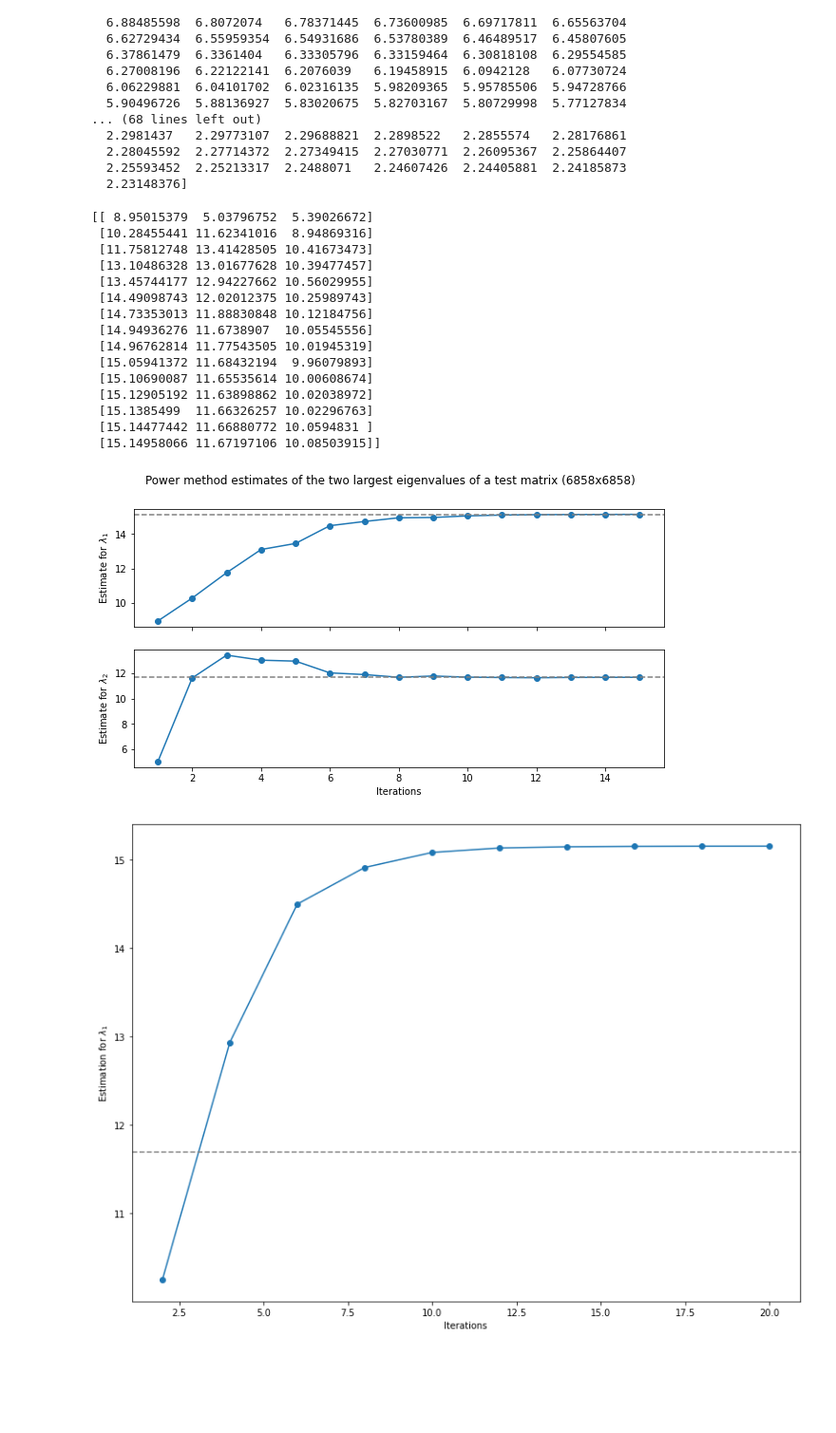
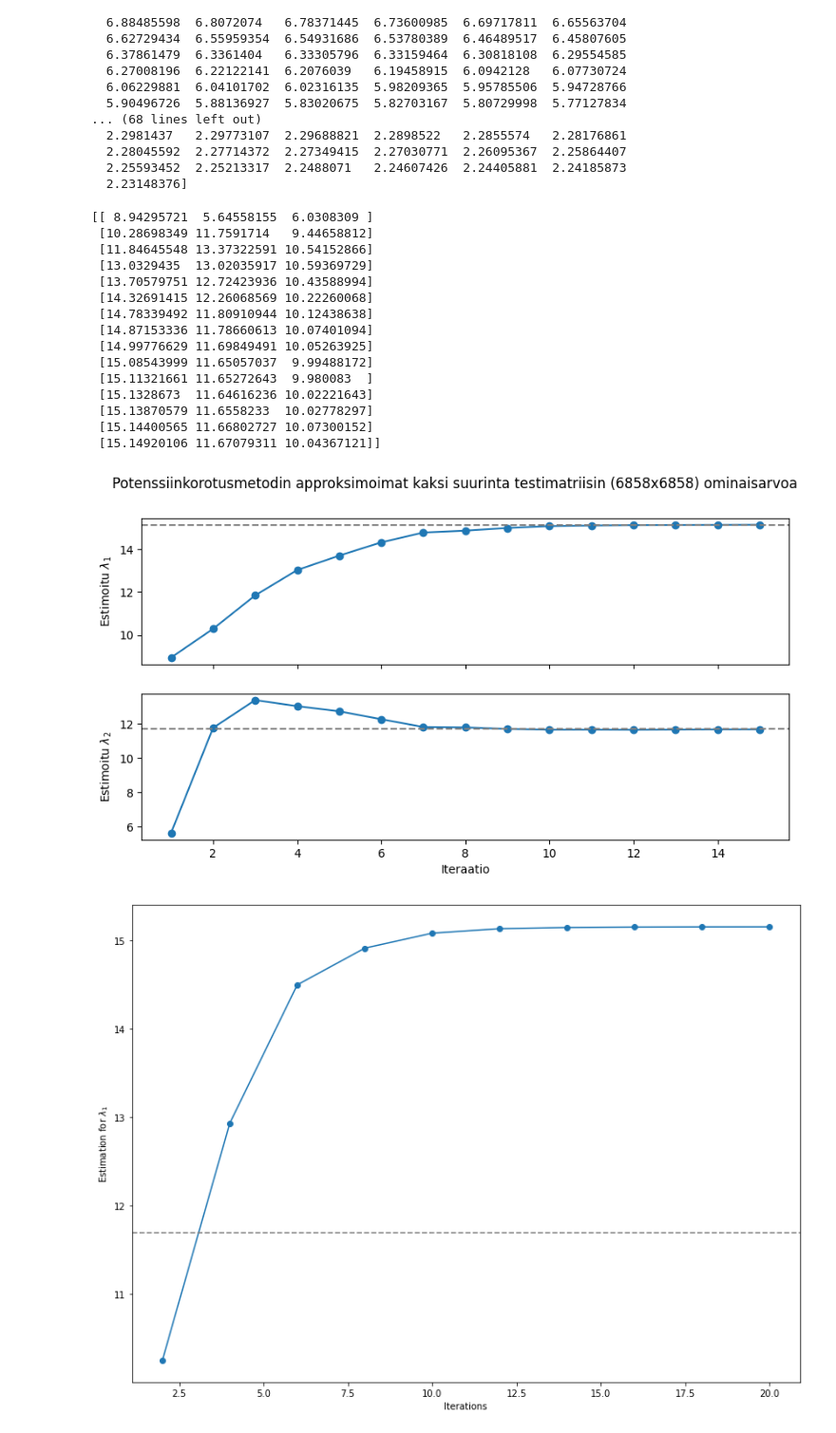
Before and after one commit to AkiTsuruta/MI-AIM, a Jupyter notebook: power_method.ipynb, the cells around one changed output. Shown at 95% size. Saved outputs shown, nothing was run; the diff lists cells and outputs as text; code cells hidden in the pictures; blank space fills up the shorter version.

Commit message:
small tests here and there

```diff
--- a/power_method.ipynb
+++ b/power_method.ipynb
@@ -15,7 +15,7 @@ ds_2 = xr.open_dataset("data/regions_verify_202104_cov.nc")
 bio_2 = ds_2["covariance_bio"]
 anth_2 = ds_2["covariance_anth"]
 
-M = bio_1.values
+M = bio_2.values
 # %%
 print(M)
 # %% [output]
@@ -342,36 +342,36 @@ for i in range(1,15):
 
 print(power_evals)
 # %% [output]
-[[ 8.95015379  5.03796752  5.39026672]
- [10.28455441 11.62341016  8.94869316]
- [11.75812748 13.41428505 10.41673473]
- [13.10486328 13.01677628 10.39477457]
- [13.45744177 12.94227662 10.56029955]
- [14.49098743 12.02012375 10.25989743]
- [14.73353013 11.88830848 10.12184756]
- [14.94936276 11.6738907  10.05545556]
- [14.96762814 11.77543505 10.01945319]
- [15.05941372 11.68432194  9.96079893]
- [15.10690087 11.65535614 10.00608674]
- [15.12905192 11.63898862 10.02038972]
- [15.1385499  11.66326257 10.02296763]
- [15.14477442 11.66880772 10.0594831 ]
- [15.14958066 11.67197106 10.08503915]]
+[[ 8.94295721  5.64558155  6.0308309 ]
+ [10.28698349 11.7591714   9.44658812]
+ [11.84645548 13.37322591 10.54152866]
+ [13.0329435  13.02035917 10.59369729]
+ [13.70579751 12.72423936 10.43588994]
+ [14.32691415 12.26068569 10.22260068]
+ [14.78339492 11.80910944 10.12438638]
+ [14.87153336 11.78660613 10.07401094]
+ [14.99776629 11.69849491 10.05263925]
+ [15.08543999 11.65057037  9.99488172]
+ [15.11321661 11.65272643  9.980083  ]
+ [15.1328673  11.64616236 10.02221643]
+ [15.13870579 11.6558233  10.02778297]
+ [15.14400565 11.66802727 10.07300152]
+ [15.14920106 11.67079311 10.04367121]]
 # %%
 import matplotlib.pyplot as plt
 labels = [r'$\lambda_1$', r'$\lambda_2$', r'$\lambda_3$']
 
 fig, axs = plt.subplots(2,1, figsize = (10,5), sharex='col')
 for i in range(2):
     axs[i].plot(iterations, power_evals[:,i], marker = 'o')
     axs[i].axhline(y=evals[-(i+1)], linestyle = 'dashed', color = 'grey')
-    axs[i].set_ylabel(f"Estimate for {labels[i]}")
-axs[1].set_xlabel("Iterations")
-fig.suptitle("Power method estimates of the two largest eigenvalues of a test matrix (6858x6858)")
+    axs[i].set_ylabel(f"Estimoitu {labels[i]}")
+axs[1].set_xlabel("Iteraatio")
+fig.suptitle("Potenssiinkorotusmetodin approksimoimat kaksi suurinta testimatriisin (6858x6858) ominaisarvoa")
 plt.tight_layout
 plt.show()
 # %% [output]
-[figure, old version]
+[figure, new version]
 # %%
 fig, ax = plt.subplots(figsize = (11,8), layout = 'tight', sharex='row')
 ax.plot(iterations, power_evals[:,0], marker = 'o')
```
Also changed, not shown: parts of 1 cell of this notebook, 3 other files.
